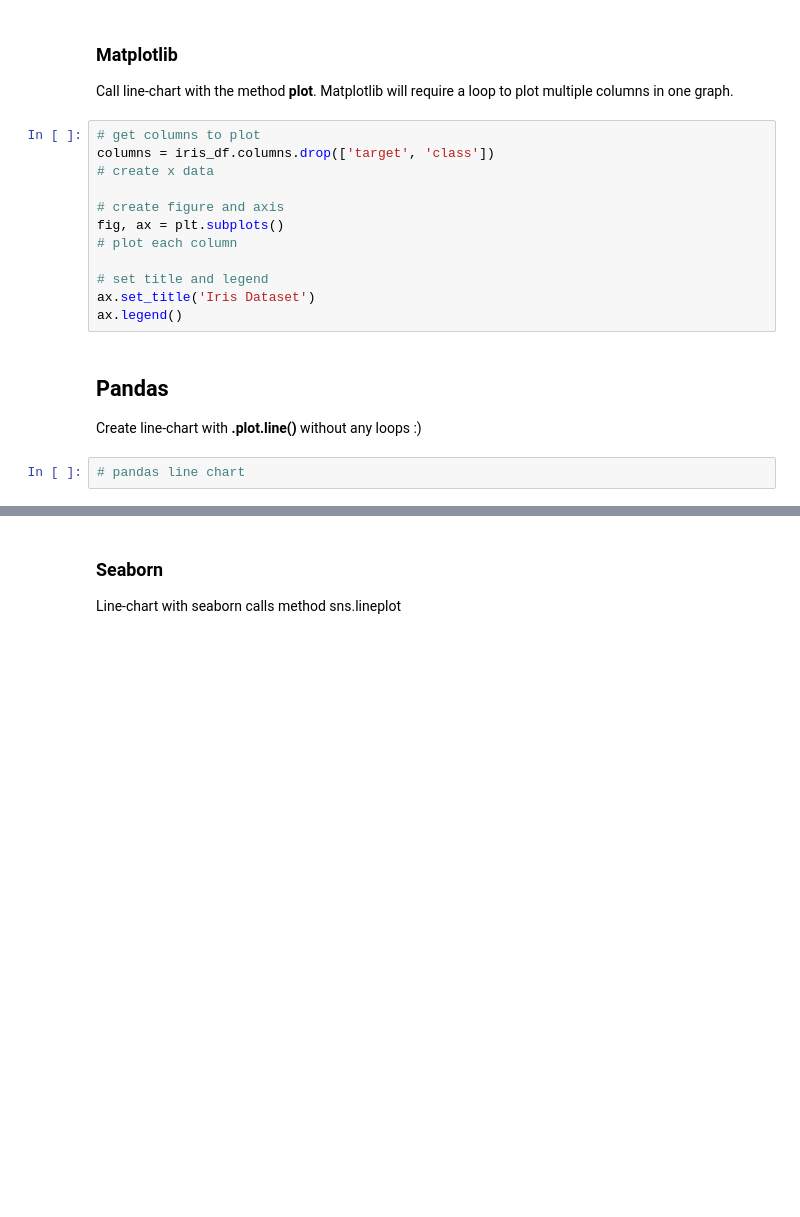
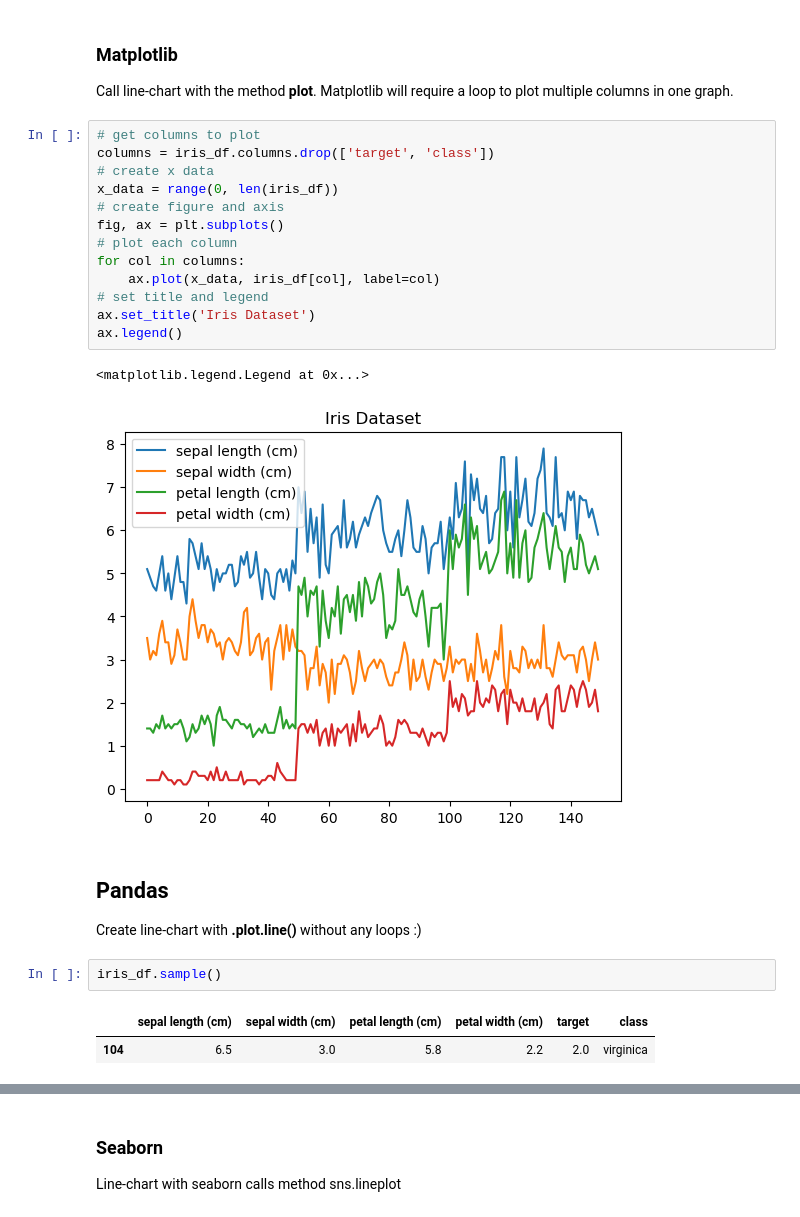
Before and after one commit to CTWills/data_viz_python_tutorial, a Jupyter notebook: Data_Viz_Tutorial.ipynb, the cells around one changed output, grey strips where cells are left out. Saved outputs shown, nothing was run; the diff lists cells and outputs as text; blank space fills up the shorter version.

```diff
--- a/Data_Viz_Tutorial.ipynb
+++ b/Data_Viz_Tutorial.ipynb
@@ -199,17 +240,24 @@ Call line-chart with the method **plot**.  Matplotlib will require a loop to plo
 # %%
 # get columns to plot
 columns = iris_df.columns.drop(['target', 'class'])
 # create x data
-
+x_data = range(0, len(iris_df))
 # create figure and axis
 fig, ax = plt.subplots()
 # plot each column
-
+for col in columns:
+    ax.plot(x_data, iris_df[col], label=col)
 # set title and legend
 ax.set_title('Iris Dataset')
 ax.legend()
+# %% [output]
+<matplotlib.legend.Legend at 0x...>
+[figure, added]
 # %% [markdown]
 ## Pandas
 Create line-chart with **.plot.line()** without any loops :)
-# %%
-# pandas line chart
+# %%
+iris_df.sample()
+# %% [output]
+|  | sepal length (cm) | sepal width (cm) | petal length (cm) | petal width (cm) | target | class |
+| 104 | 6.5 | 3.0 | 5.8 | 2.2 | 2.0 | virginica |
```
Also changed, not shown: parts of 15 cells of this notebook, 1 other file.
